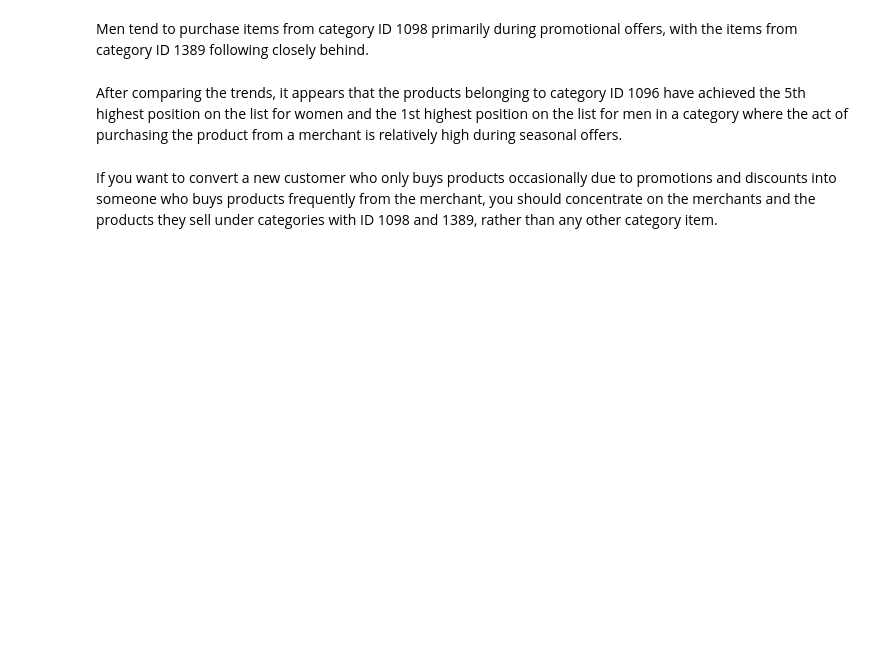
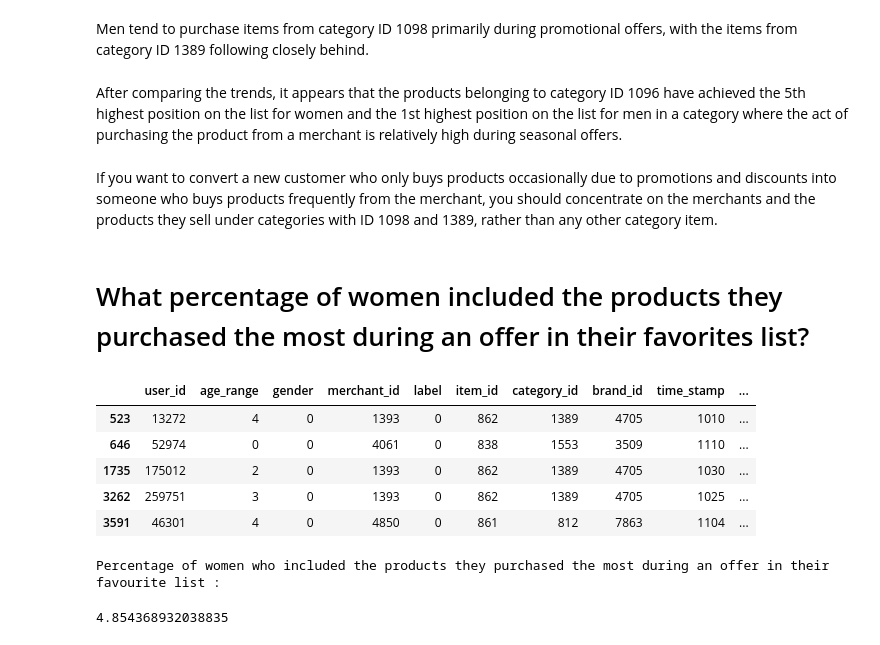
Before and after one commit to shruthivenkat/CECS550_Group6, a Jupyter notebook: #3 - EDA by shruthi.ipynb, the cells around one changed output. Cells and saved outputs as stored; diff of their text form; code cells hidden in the pictures; blank space fills up the shorter version.

Commit message:
women and men trend in adding the products to their favs

```diff
--- a/#3 - EDA by shruthi.ipynb
+++ b/#3 - EDA by shruthi.ipynb
@@ -188,3 +188,20 @@ Men tend to purchase items from category ID 1098 primarily during promotional of
 After comparing the trends, it appears that the products belonging to category ID 1096 have achieved the 5th highest position on the list for women and the 1st highest position on the list for men in a category where the act of purchasing the product from a merchant is relatively high during seasonal offers.
 # %% [markdown]
 If you want to convert a new customer who only buys products occasionally due to promotions and discounts into someone who buys products frequently from the merchant, you should concentrate on the merchants and the products they sell under categories with ID 1098 and 1389, rather than any other category item.
+# %% [markdown]
+# What percentage of women included the products they purchased the most during an offer in their favorites list?
+# %%
+female_non_common_buyers_df[female_non_common_buyers_df['action_type'] == 3]
+# %% [output]
+|  | user_id | age_range | gender | merchant_id | label | item_id | category_id | brand_id | time_stamp | ... |
+| 523 | 13272 | 4 | 0 | 1393 | 0 | 862 | 1389 | 4705 | 1010 | ... |
+| 646 | 52974 | 0 | 0 | 4061 | 0 | 838 | 1553 | 3509 | 1110 | ... |
+| 1735 | 175012 | 2 | 0 | 1393 | 0 | 862 | 1389 | 4705 | 1030 | ... |
+| 3262 | 259751 | 3 | 0 | 1393 | 0 | 862 | 1389 | 4705 | 1025 | ... |
+| 3591 | 46301 | 4 | 0 | 4850 | 0 | 861 | 812 | 7863 | 1104 | ... |
+# %%
+print("Percentage of women who included the products they purchased the most during an offer in their favourite list : ")
+(female_non_common_buyers_df[female_non_common_buyers_df['action_type'] == 3].shape[0])/(female_non_common_buyers_df.shape[0])*100
+# %% [output]
+Percentage of women who included the products they purchased the most during an offer in their favourite list :
+4.854368932038835
```
Also changed, not shown: parts of 4 cells of this notebook.
